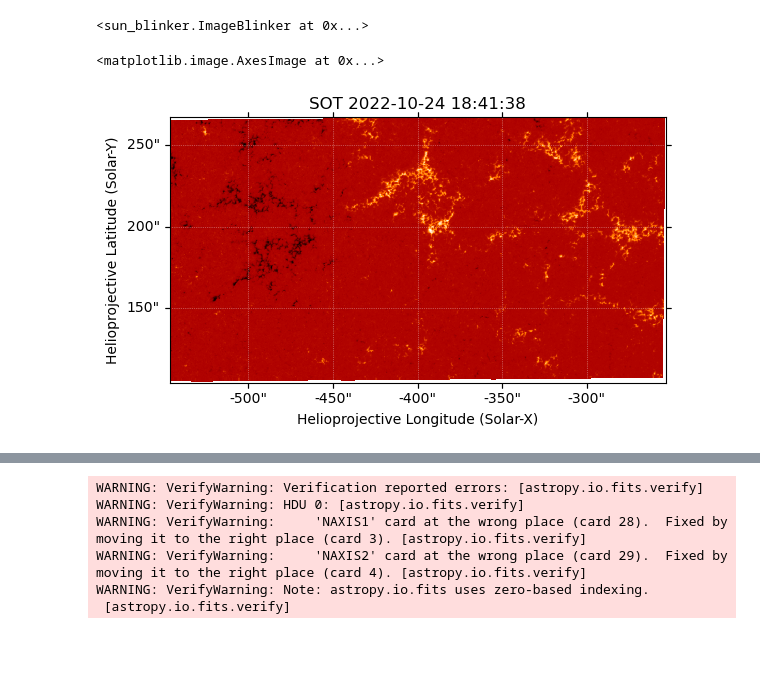
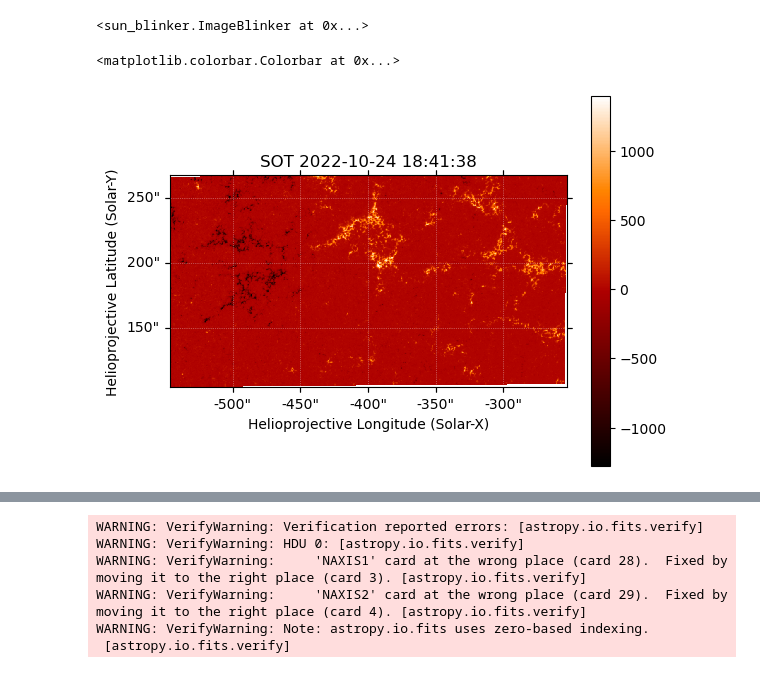
Before and after one commit to yjzhu-solar/EIS_DKIST_SolO, a Jupyter notebook: ipynb/hmi/sot_hmi_sift_1024.ipynb, the cells around one changed output, grey strips where cells are left out. Saved outputs shown, nothing was run; the diff lists cells and outputs as text; code cells hidden in the pictures; blank space fills up the shorter version.

```diff
--- a/ipynb/hmi/sot_hmi_sift_1024.ipynb
+++ b/ipynb/hmi/sot_hmi_sift_1024.ipynb
@@ -325,5 +367,6 @@ sotsp_br_warp_map = crop_to_drop_boundary(sotsp_br_warp_map)
 # %%
 sotsp_br_warp_map.plot()
+plt.colorbar()
 # %% [output]
-<matplotlib.image.AxesImage at 0x...>
+<matplotlib.colorbar.Colorbar at 0x...>
-[figure, old version]
+[figure, new version]
```
Also changed, not shown: parts of 13 cells of this notebook, 5 other files.
